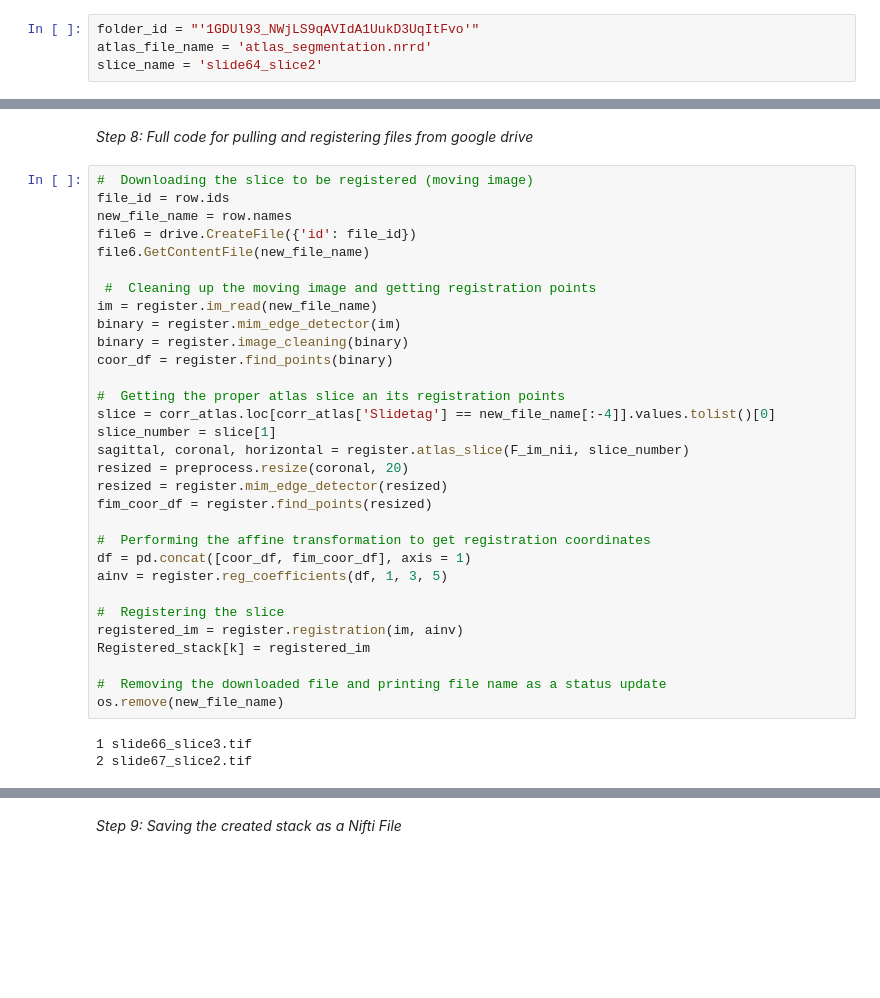
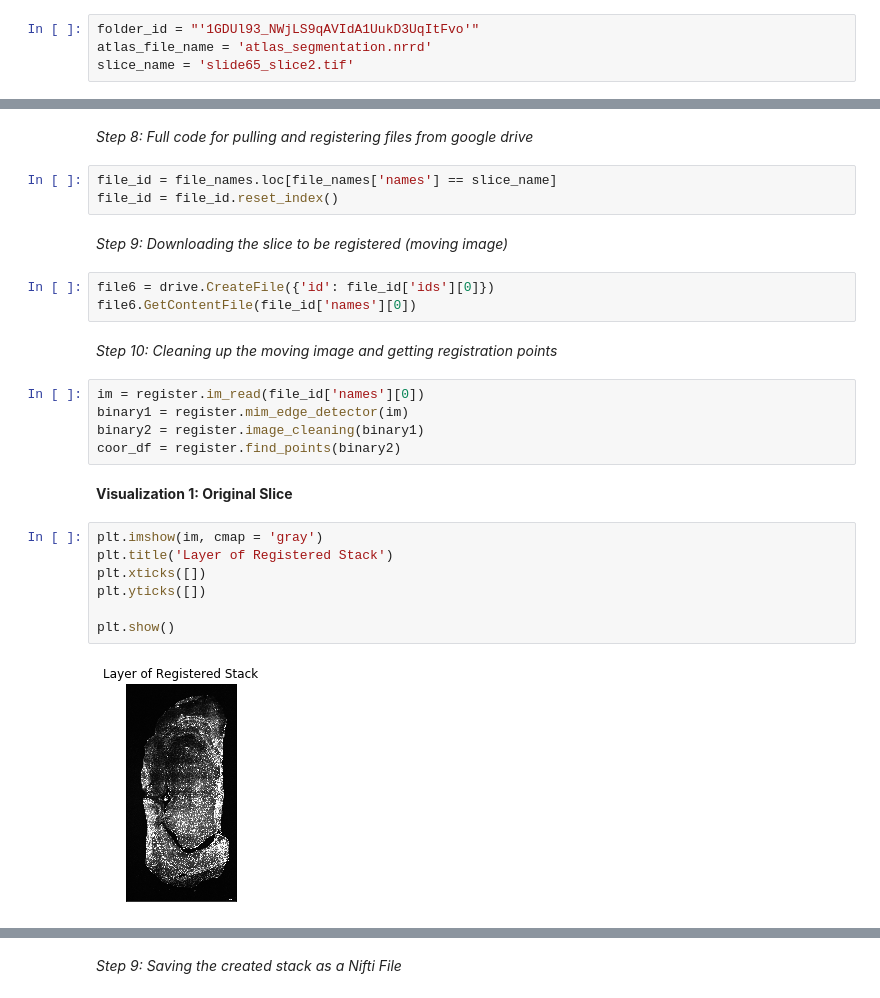
Before and after one commit to Nance-Lab/ifmodels, a Jupyter notebook: scripts/single-registration.ipynb, the cells around one changed output, grey strips where cells are left out. Drawn from its saved outputs; the diff is of its cells as text; blank space fills up the shorter version.

Commit message:
Added the ability to visualize my steps so I can see where the error is coming from.

```diff
--- a/scripts/single-registration.ipynb
+++ b/scripts/single-registration.ipynb
@@ -60,7 +60,7 @@ import ifmodels.preprocess as preprocess
 # %%
 folder_id = "'1GDUl93_NWjLS9qAVIdA1UukD3UqItFvo'"
 atlas_file_name = 'atlas_segmentation.nrrd'
-slice_name = 'slide64_slice2'
+slice_name = 'slide65_slice2.tif'
 # %% [markdown]
 *Step 3: Getting Google Drive Access*
 # %%
@@ -139,37 +139,29 @@ file_names = file_names[file_names.names!= atlas_file_name]
 Registered_stack = np.zeros((9, 4280, 3200))
 # %% [markdown]
 *Step 8: Full code for pulling and registering files from google drive*
-# %%
-#  Downloading the slice to be registered (moving image)
-file_id = row.ids
-new_file_name = row.names
-file6 = drive.CreateFile({'id': file_id})
-file6.GetContentFile(new_file_name)
-
- #  Cleaning up the moving image and getting registration points
-im = register.im_read(new_file_name)
-binary = register.mim_edge_detector(im)
-binary = register.image_cleaning(binary)
-coor_df = register.find_points(binary)
-
-#  Getting the proper atlas slice an its registration points
-slice = corr_atlas.loc[corr_atlas['Slidetag'] == new_file_name[:-4]].values.tolist()[0]
-slice_number = slice[1]
-sagittal, coronal, horizontal = register.atlas_slice(F_im_nii, slice_number)
-resized = preprocess.resize(coronal, 20)
-resized = register.mim_edge_detector(resized)
-fim_coor_df = register.find_points(resized)
-
-#  Performing the affine transformation to get registration coordinates
-df = pd.concat([coor_df, fim_coor_df], axis = 1)
-ainv = register.reg_coefficients(df, 1, 3, 5)
-
-#  Registering the slice
-registered_im = register.registration(im, ainv)
-Registered_stack[k] = registered_im
-
-#  Removing the downloaded file and printing file name as a status update
-os.remove(new_file_name)
-# %% [output]
-1 slide66_slice3.tif
-2 slide67_slice2.tif
+# %%
+file_id = file_names.loc[file_names['names'] == slice_name]
+file_id = file_id.reset_index()
+# %% [markdown]
+*Step 9: Downloading the slice to be registered (moving image)*
+# %%
+file6 = drive.CreateFile({'id': file_id['ids'][0]})
+file6.GetContentFile(file_id['names'][0])
+# %% [markdown]
+*Step 10: Cleaning up the moving image and getting registration points*
+# %%
+im = register.im_read(file_id['names'][0])
+binary1 = register.mim_edge_detector(im)
+binary2 = register.image_cleaning(binary1)
+coor_df = register.find_points(binary2)
+# %% [markdown]
+__Visualization 1: Original Slice__
+# %%
+plt.imshow(im, cmap = 'gray')
+plt.title('Layer of Registered Stack')
+plt.xticks([])
+plt.yticks([])
+
+plt.show()
+# %% [output]
+[figure, added]
```
Also changed, not shown: parts of 14 cells of this notebook.
